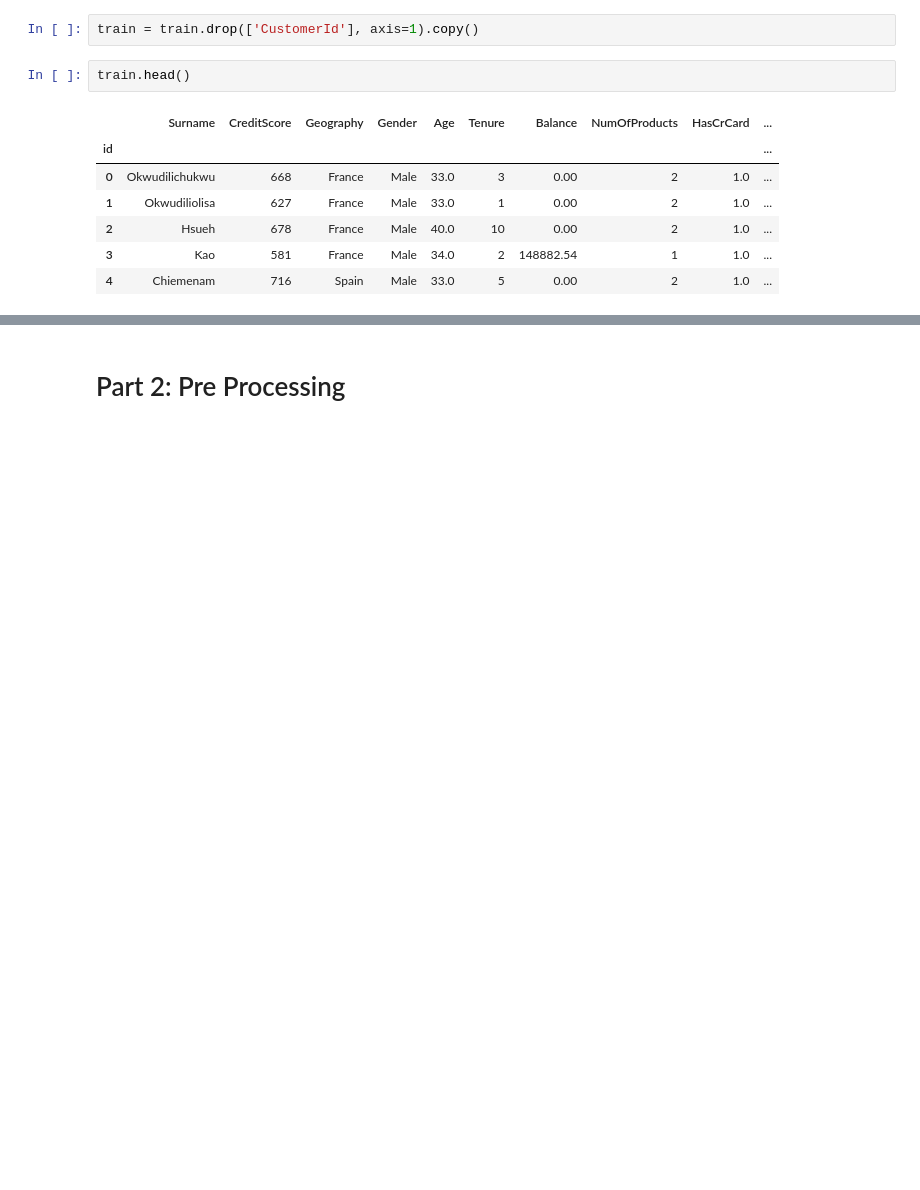
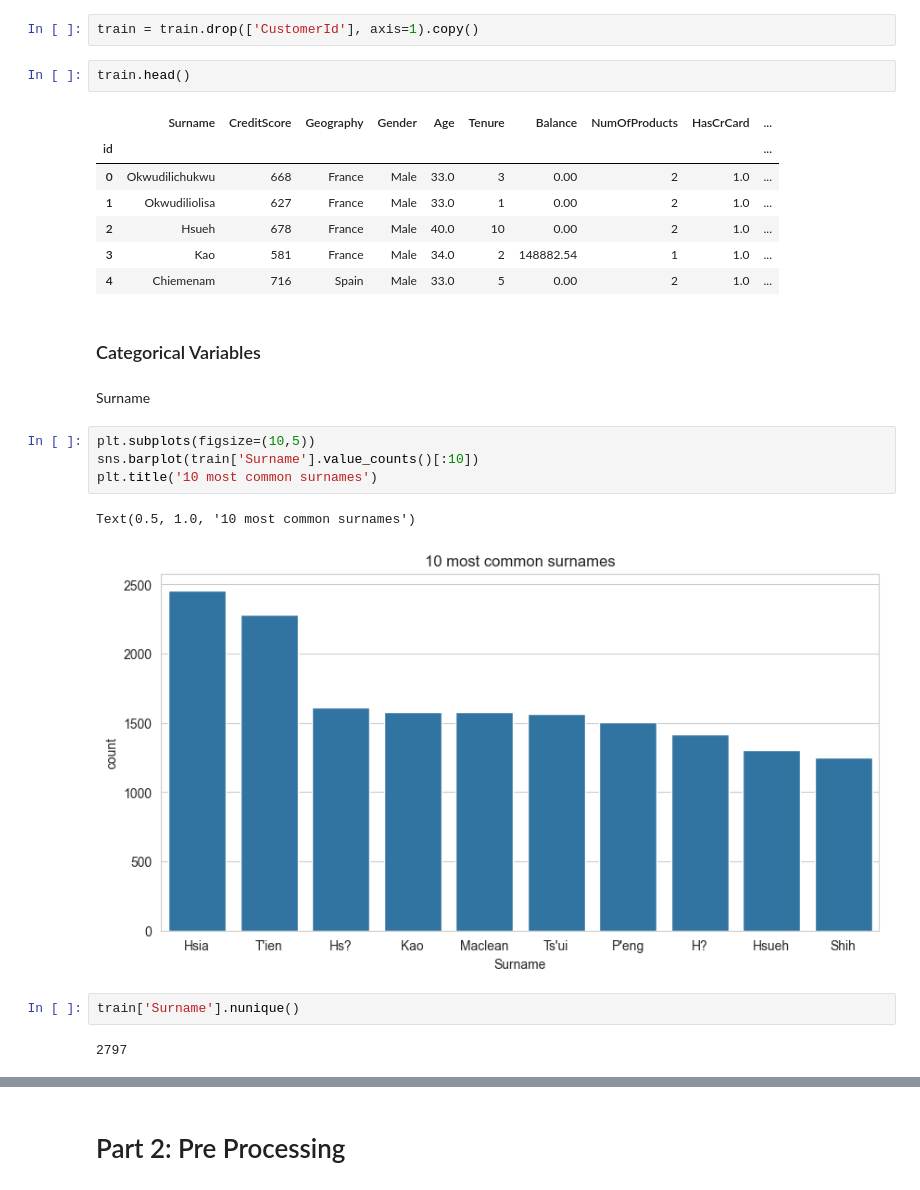
Before and after one commit to fernandohitmas/unstructured_data_mining, a Jupyter notebook: scripts/activity1.ipynb, the cells around one changed output, grey strips where cells are left out. Saved outputs shown, nothing was run; the diff lists cells and outputs as text; blank space fills up the shorter version.

Commit message:
Categorical data exploration

```diff
--- a/scripts/activity1.ipynb
+++ b/scripts/activity1.ipynb
@@ -93,3 +93,18 @@ train.head()
 | 2 | Hsueh | 678 | France | Male | 40.0 | 10 | 0.00 | 2 | 1.0 | ... |
 | 3 | Kao | 581 | France | Male | 34.0 | 2 | 148882.54 | 1 | 1.0 | ... |
 | 4 | Chiemenam | 716 | Spain | Male | 33.0 | 5 | 0.00 | 2 | 1.0 | ... |
+# %% [markdown]
+### Categorical Variables
+# %% [markdown]
+Surname
+# %%
+plt.subplots(figsize=(10,5))
+sns.barplot(train['Surname'].value_counts()[:10])
+plt.title('10 most common surnames')
+# %% [output]
+Text(0.5, 1.0, '10 most common surnames')
+[figure, added]
+# %%
+train['Surname'].nunique()
+# %% [output]
+2797
```
Also changed, not shown: parts of 5 cells of this notebook.
